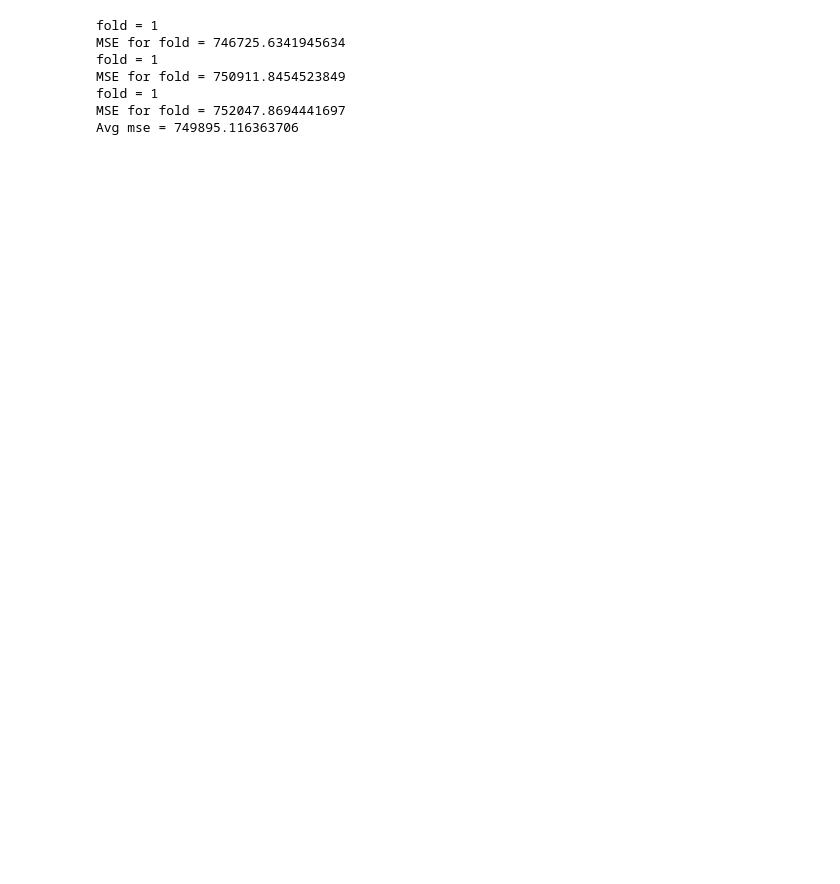
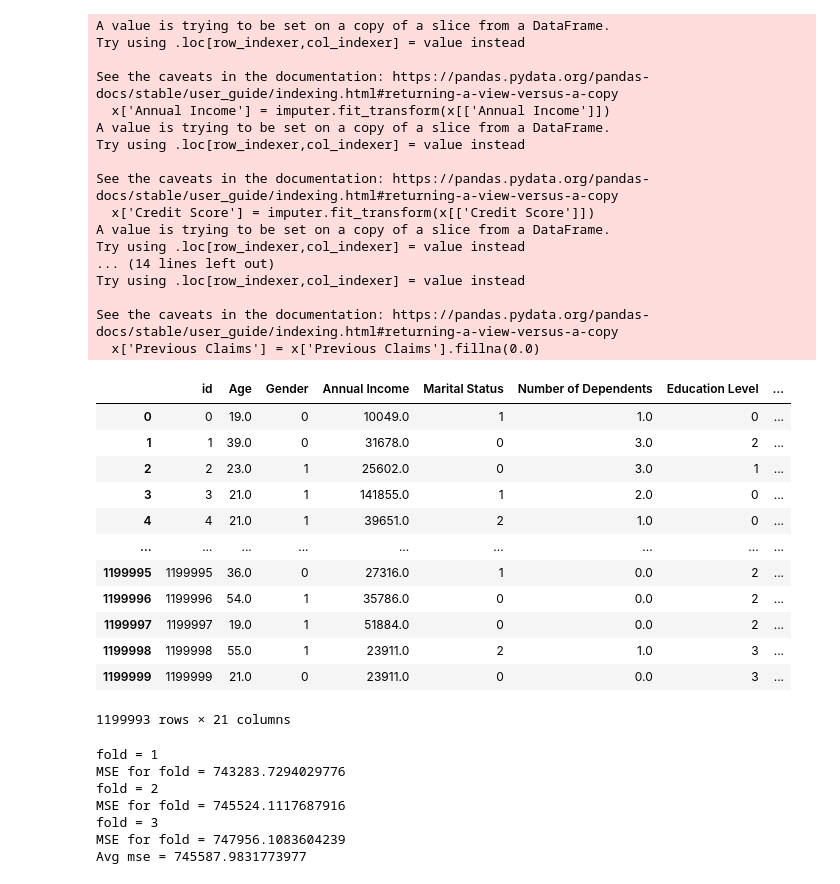
Before and after one commit to munish7771/kaggle-notebooks, a Jupyter notebook: regression-insurance-dataset.ipynb, the cells around one changed output. Saved outputs shown, nothing was run; the diff lists cells and outputs as text; code cells hidden in the pictures; blank space fills up the shorter version.

```diff
--- a/regression-insurance-dataset.ipynb
+++ b/regression-insurance-dataset.ipynb
@@ -61,9 +59,55 @@ display(x)
+# %%
+from sklearn.impute import SimpleImputer
+
+imputer = SimpleImputer(strategy='median')
+mean_imputer = SimpleImputer(strategy='mean')
+x['Annual Income'] = imputer.fit_transform(x[['Annual Income']])
+x['Credit Score'] = imputer.fit_transform(x[['Credit Score']])
+x['Age'] = mean_imputer.fit_transform(x[['Age']])
+x['Health Score'] = mean_imputer.fit_transform(x[['Health Score']])
+x['Number of Dependents'] = x['Number of Dependents'].fillna(0.0)
+x['Previous Claims'] = x['Previous Claims'].fillna(0.0)
+x = x.dropna()
+display(x)
+# print(x.isna().sum())
+# %% [output]
+A value is trying to be set on a copy of a slice from a DataFrame.
+Try using .loc[row_indexer,col_indexer] = value instead
+
+See the caveats in the documentation: https://pandas.pydata.org/pandas-docs/stable/user_guide/indexing.html#returning-a-view-versus-a-copy
+  x['Annual Income'] = imputer.fit_transform(x[['Annual Income']])
+A value is trying to be set on a copy of a slice from a DataFrame.
+Try using .loc[row_indexer,col_indexer] = value instead
+
+See the caveats in the documentation: https://pandas.pydata.org/pandas-docs/stable/user_guide/indexing.html#returning-a-view-versus-a-copy
+  x['Credit Score'] = imputer.fit_transform(x[['Credit Score']])
+A value is trying to be set on a copy of a slice from a DataFrame.
+Try using .loc[row_indexer,col_indexer] = value instead
+... (14 lines left out)
+Try using .loc[row_indexer,col_indexer] = value instead
+
+See the caveats in the documentation: https://pandas.pydata.org/pandas-docs/stable/user_guide/indexing.html#returning-a-view-versus-a-copy
+  x['Previous Claims'] = x['Previous Claims'].fillna(0.0)
+|  | id | Age | Gender | Annual Income | Marital Status | Number of Dependents | Education Level | ... |
+| 0 | 0 | 19.0 | 0 | 10049.0 | 1 | 1.0 | 0 | ... |
+| 1 | 1 | 39.0 | 0 | 31678.0 | 0 | 3.0 | 2 | ... |
+| 2 | 2 | 23.0 | 1 | 25602.0 | 0 | 3.0 | 1 | ... |
+| 3 | 3 | 21.0 | 1 | 141855.0 | 1 | 2.0 | 0 | ... |
+| 4 | 4 | 21.0 | 1 | 39651.0 | 2 | 1.0 | 0 | ... |
+| ... | ... | ... | ... | ... | ... | ... | ... | ... |
+| 1199995 | 1199995 | 36.0 | 0 | 27316.0 | 1 | 0.0 | 2 | ... |
+| 1199996 | 1199996 | 54.0 | 1 | 35786.0 | 0 | 0.0 | 2 | ... |
+| 1199997 | 1199997 | 19.0 | 1 | 51884.0 | 0 | 0.0 | 2 | ... |
+| 1199998 | 1199998 | 55.0 | 1 | 23911.0 | 2 | 1.0 | 3 | ... |
+| 1199999 | 1199999 | 21.0 | 0 | 23911.0 | 0 | 0.0 | 3 | ... |
+1199993 rows × 21 columns
 # %%
 from sklearn.linear_model import LinearRegression
 from sklearn.metrics import mean_squared_error
 
 model = LinearRegression()
-
+y = x['Premium Amount']
+x = x.drop(columns=['Premium Amount'])
 fold = 1
 mse_score = []
 
@@ -71,25 +115,25 @@ for i_train, i_test in kf.split(x):
     print(f"fold = {fold}")
     x_train, x_test = x.iloc[i_train], x.iloc[i_test]
     y_train, y_test = y.iloc[i_train], y.iloc[i_test]
-
+    # display(y_train)
     model.fit(x_train, y_train)
     y_pred = model.predict(x_test)
 
     mse = mean_squared_error(y_test, y_pred)
     mse_score.append(mse)
     print(f"MSE for fold = {mse}")
-    mse +=1
+    fold += 1
 
 avg_mse = sum(mse_score)/len(mse_score)
 print(f"Avg mse = {avg_mse}")
 # %% [output]
 fold = 1
-MSE for fold = 746725.6341945634
-fold = 1
-MSE for fold = 750911.8454523849
-fold = 1
-MSE for fold = 752047.8694441697
-Avg mse = 749895.116363706
+MSE for fold = 743283.7294029776
+fold = 2
+MSE for fold = 745524.1117687916
+fold = 3
+MSE for fold = 747956.1083604239
+Avg mse = 745587.9831773977
 # %%
 display(y_pred)
 import numpy as np
```
Also changed, not shown: parts of 4 cells of this notebook.
